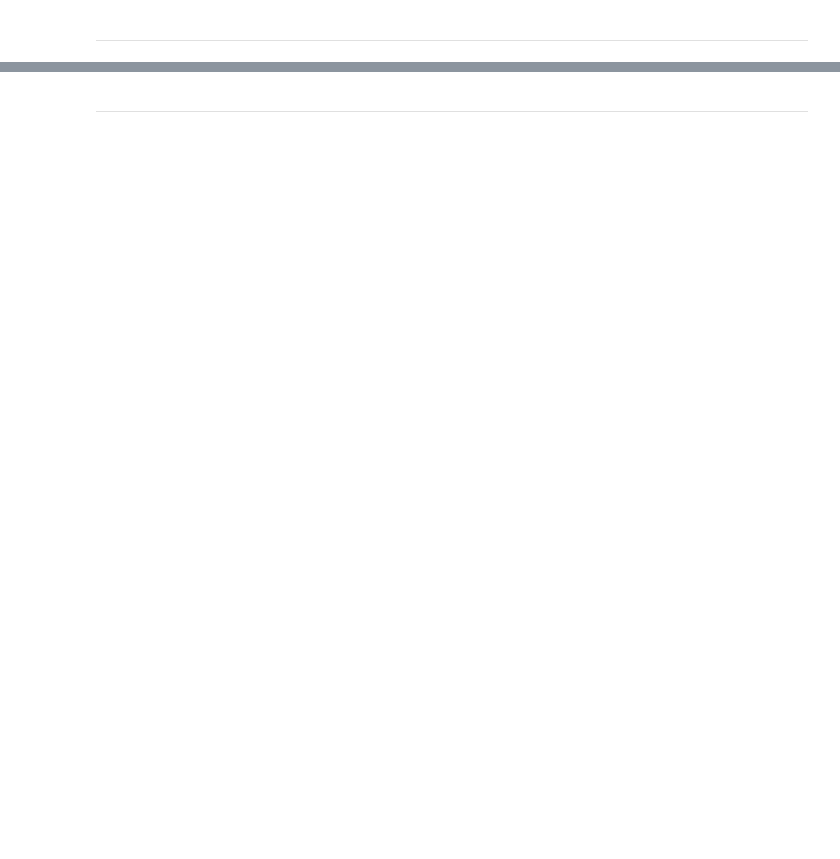
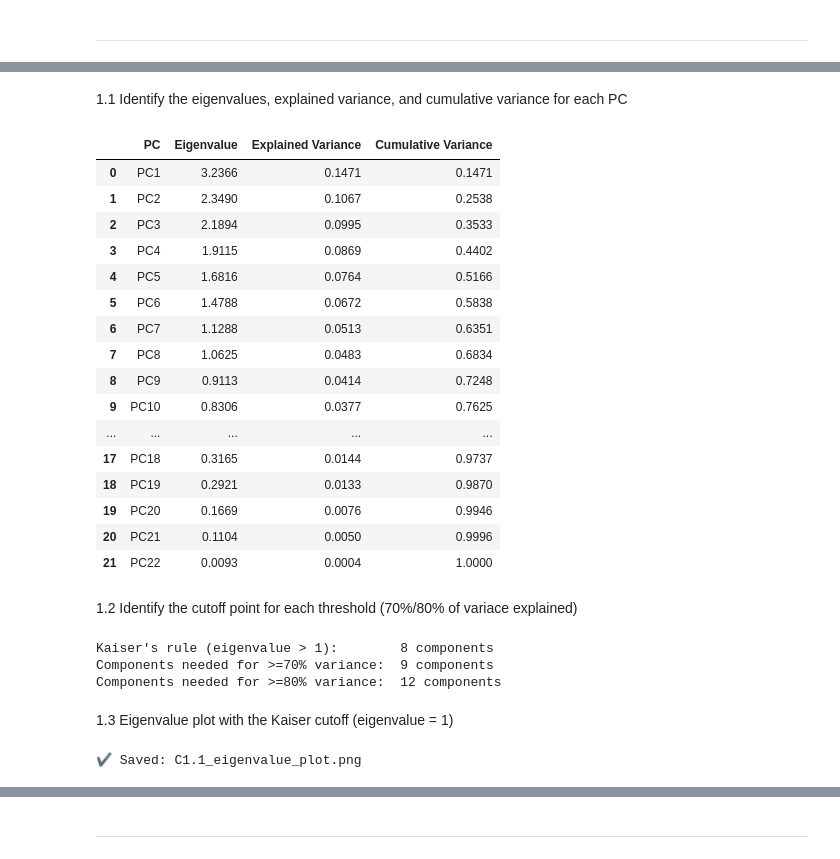
Before and after one commit to zuchm/Machine-Learning, a Jupyter notebook: src/4.2_pca.ipynb, the cells around one changed output, grey strips where cells are left out. Drawn from its saved outputs; the diff is of its cells as text; code cells hidden in the pictures; blank space fills up the shorter version.

```diff
--- a/src/4.2_pca.ipynb
+++ b/src/4.2_pca.ipynb
@@ -343,0 +111,79 @@ fig.show()
+# %% [markdown]
+1.1 Identify the eigenvalues, explained variance, and cumulative variance for each PC
+# %%
+pca_full = decomposition.PCA(n_components=len(feature_cols))
+pca_full.fit(X)
+
+
+eigenvalues_full = pca_full.explained_variance_
+explained_variance_full = pca_full.explained_variance_ratio_
+cumulative_variance_full = np.cumsum(explained_variance_full)
+
+
+df_full = pd.DataFrame({
+    'PC': [f'PC{i}' for i in range(1, len(feature_cols) + 1)],
+    'Eigenvalue': eigenvalues_full,
+    'Explained Variance': explained_variance_full,
+    'Cumulative Variance': cumulative_variance_full
+})
+df_full
+# %% [output]
+|  | PC | Eigenvalue | Explained Variance | Cumulative Variance |
+| 0 | PC1 | 3.2366 | 0.1471 | 0.1471 |
+| 1 | PC2 | 2.3490 | 0.1067 | 0.2538 |
+| 2 | PC3 | 2.1894 | 0.0995 | 0.3533 |
+| 3 | PC4 | 1.9115 | 0.0869 | 0.4402 |
+| 4 | PC5 | 1.6816 | 0.0764 | 0.5166 |
+| 5 | PC6 | 1.4788 | 0.0672 | 0.5838 |
+| 6 | PC7 | 1.1288 | 0.0513 | 0.6351 |
+| 7 | PC8 | 1.0625 | 0.0483 | 0.6834 |
+| 8 | PC9 | 0.9113 | 0.0414 | 0.7248 |
+| 9 | PC10 | 0.8306 | 0.0377 | 0.7625 |
+| ... | ... | ... | ... | ... |
+| 17 | PC18 | 0.3165 | 0.0144 | 0.9737 |
+| 18 | PC19 | 0.2921 | 0.0133 | 0.9870 |
+| 19 | PC20 | 0.1669 | 0.0076 | 0.9946 |
+| 20 | PC21 | 0.1104 | 0.0050 | 0.9996 |
+| 21 | PC22 | 0.0093 | 0.0004 | 1.0000 |
+# %% [markdown]
+1.2 Identify the cutoff point for each threshold (70%/80% of variace explained)
+# %%
+n_kaiser = int((eigenvalues_full > 1).sum())
+n_70 = int(np.argmax(cumulative_variance_full >= 0.70) + 1)
+n_80 = int(np.argmax(cumulative_variance_full >= 0.80) + 1)
+
+
+print(f"Kaiser's rule (eigenvalue > 1):        {n_kaiser} components")
+print(f"Components needed for >=70% variance:  {n_70} components")
+print(f"Components needed for >=80% variance:  {n_80} components")
+# %% [output]
+Kaiser's rule (eigenvalue > 1):        8 components
+Components needed for >=70% variance:  9 components
+Components needed for >=80% variance:  12 components
+# %% [markdown]
+1.3 Eigenvalue plot with the Kaiser cutoff (eigenvalue = 1)
+# %%
+fig = go.Figure()
+
+fig.add_trace(go.Bar(
+    x=df_full['PC'],
+    y=df_full['Eigenvalue'],
+    marker=dict(color=['SeaGreen' if e > 1 else 'LightGray' for e in df_full['Eigenvalue']]),
+    name='Eigenvalue'
+))
+
+fig.add_hline(y=1, line_dash='dash', line_color='black',
+              annotation_text='Kaiser cutoff (eigenvalue = 1)', annotation_position='top right')
+
+fig.update_layout(
+    title=f"Eigenvalues per Component — Kaiser's Rule Retains {n_kaiser} PCs",
+    xaxis_title='Principal Component',
+    yaxis_title='Eigenvalue',
+    width=950, height=500
+)
+
+fig.write_image(f"{output_dir}/C1.1_eigenvalue_plot.png")
+fig.show()
+print("✔ Saved: C1.1_eigenvalue_plot.png\n")
+# %% [output]
+✔ Saved: C1.1_eigenvalue_plot.png
```
Also changed, not shown: parts of 102 cells of this notebook.
